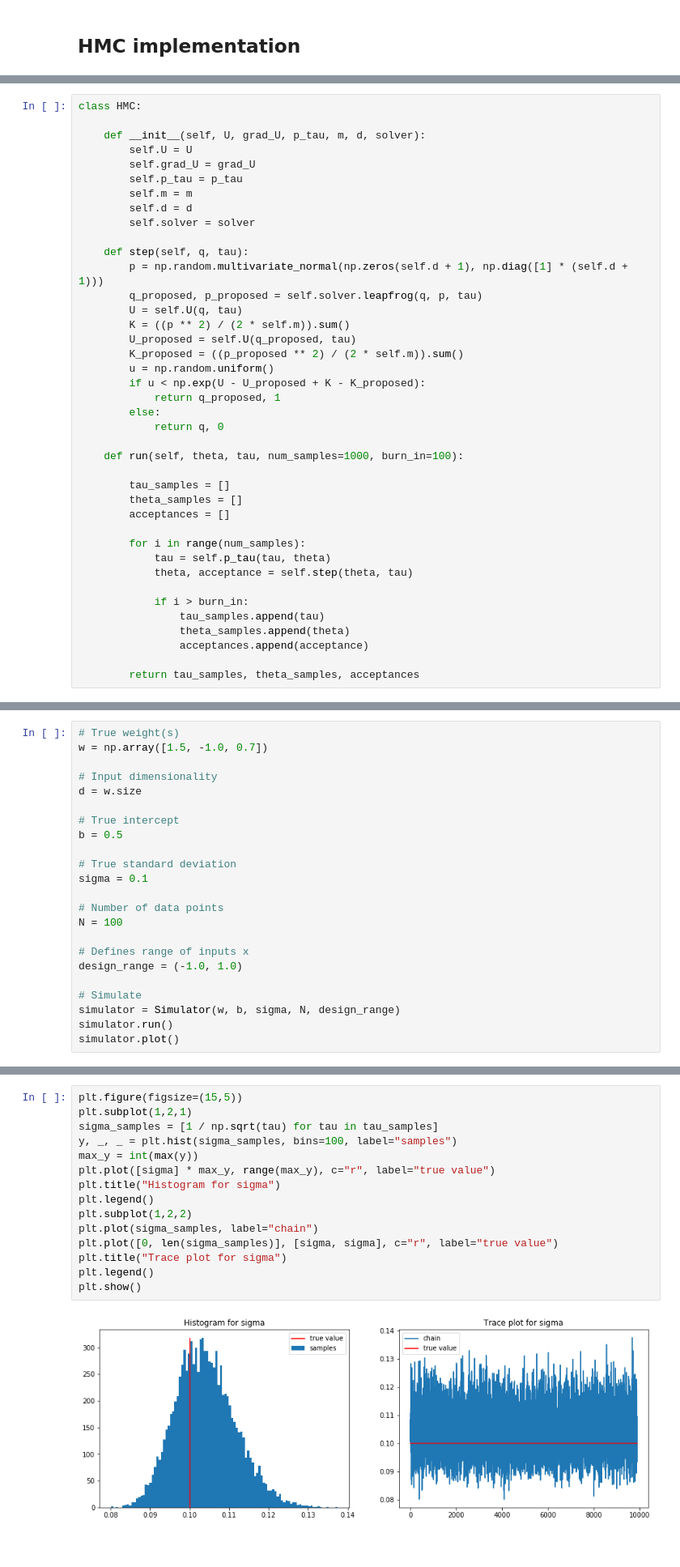
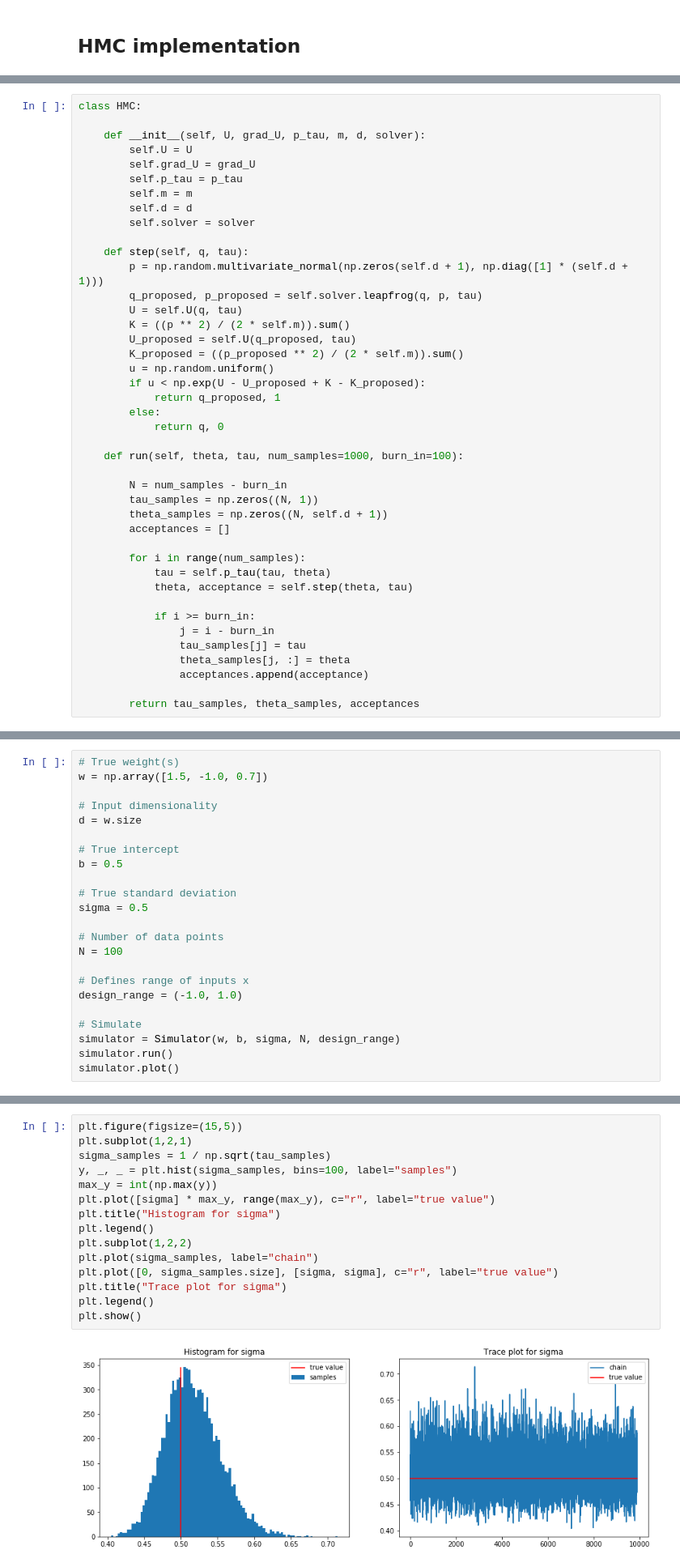
Before and after one commit to quynhhgoogoo/mcmc-project, a Jupyter notebook: notebooks/hmc/hmc_linear_regression.ipynb, the cells around one changed output, grey strips where cells are left out. Shown: that part at 81% size. Cells and saved outputs as stored; diff of their text form.

```diff
--- a/notebooks/hmc/hmc_linear_regression.ipynb
+++ b/notebooks/hmc/hmc_linear_regression.ipynb
@@ -160,17 +162,19 @@ class HMC:
 
     def run(self, theta, tau, num_samples=1000, burn_in=100):
 
-        tau_samples = []
-        theta_samples = []
+        N = num_samples - burn_in
+        tau_samples = np.zeros((N, 1))
+        theta_samples = np.zeros((N, self.d + 1))
         acceptances = []
 
         for i in range(num_samples):
             tau = self.p_tau(tau, theta)
             theta, acceptance = self.step(theta, tau)
 
-            if i > burn_in:
-                tau_samples.append(tau)
-                theta_samples.append(theta)
+            if i >= burn_in:
+                j = i - burn_in
+                tau_samples[j] = tau
+                theta_samples[j, :] = theta
                 acceptances.append(acceptance)
 
         return tau_samples, theta_samples, acceptances
@@ -245,7 +251,7 @@ d = w.size
 b = 0.5
 
 # True standard deviation
-sigma = 0.1
+sigma = 0.5
 
 # Number of data points
 N = 100
@@ -310,20 +318,20 @@ Acceptance rate: 0.9307000707142136
 # %%
 plt.figure(figsize=(15,5))
 plt.subplot(1,2,1)
-sigma_samples = [1 / np.sqrt(tau) for tau in tau_samples]
+sigma_samples = 1 / np.sqrt(tau_samples)
 y, _, _ = plt.hist(sigma_samples, bins=100, label="samples")
-max_y = int(max(y))
+max_y = int(np.max(y))
 plt.plot([sigma] * max_y, range(max_y), c="r", label="true value")
 plt.title("Histogram for sigma")
 plt.legend()
 plt.subplot(1,2,2)
 plt.plot(sigma_samples, label="chain")
-plt.plot([0, len(sigma_samples)], [sigma, sigma], c="r", label="true value")
+plt.plot([0, sigma_samples.size], [sigma, sigma], c="r", label="true value")
 plt.title("Trace plot for sigma")
 plt.legend()
 plt.show()
 # %% [output]
-[figure, old version]
+[figure, new version]
 # %%
 plt.figure(figsize=(15,5))
 plt.subplot(1,2,1)
```
Also changed, not shown: parts of 18 cells of this notebook.
